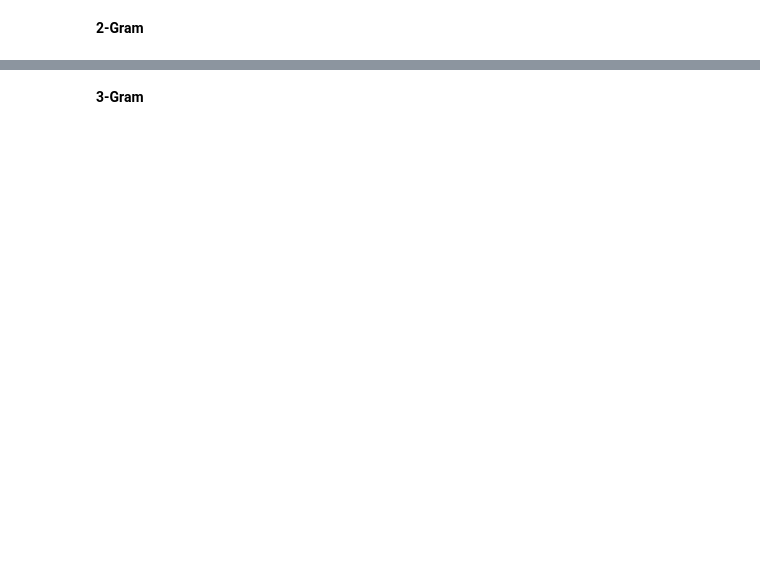
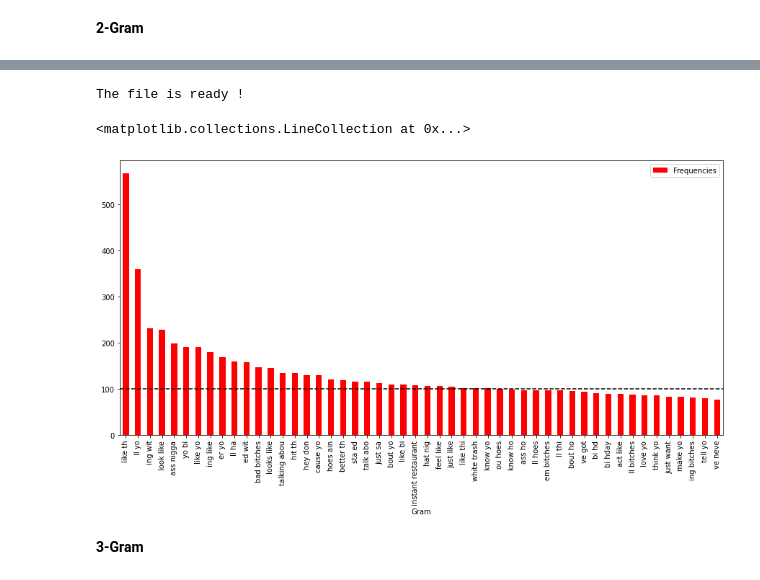
Before and after one commit to Nasseredd/DiscriminationTweetsProject, a Jupyter notebook: Analysis.ipynb, the cells around one changed output, grey strips where cells are left out. Cells and saved outputs as stored; diff of their text form; code cells hidden in the pictures; blank space fills up the shorter version.

```diff
--- a/Analysis.ipynb
+++ b/Analysis.ipynb
@@ -264,0 +294,4 @@ onegram.plot(kind='bar')
+# %%
+%%time
+twogram_list = ngram(tweets=dataf['Tweets'], nbr_gram=2, stopwords=stop_words)
+twogram_frequency = ngrams_frequency(tweets=dataf['Tweets'], grams=twogram_list)
@@ -265,2 +301,12 @@ onegram.plot(kind='bar')
+# %%
+generate_ngram_file(file='two_grams.txt', ngram_frequency=twogram_frequency['Gram'])
+# %% [output]
+The file is ready !
+# %%
+twogram_frequency[:50].plot(x='Gram',y='Frequencies', kind='bar', color='r', figsize=(15,7))
+plt.hlines(100, -0.5, 50, colors='k', linestyles='dashed')
+# %% [output]
+<matplotlib.collections.LineCollection at 0x...>
+[figure, added]
 # %% [markdown]
 **3-Gram**
```
Also changed, not shown: parts of 56 cells of this notebook.
